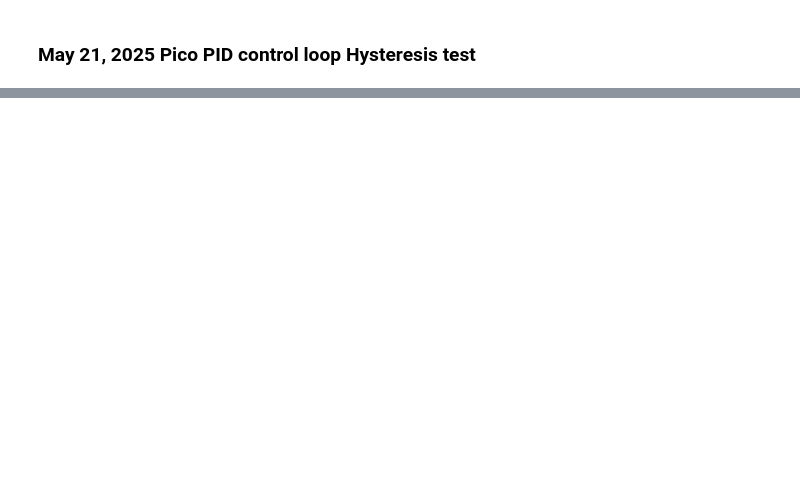
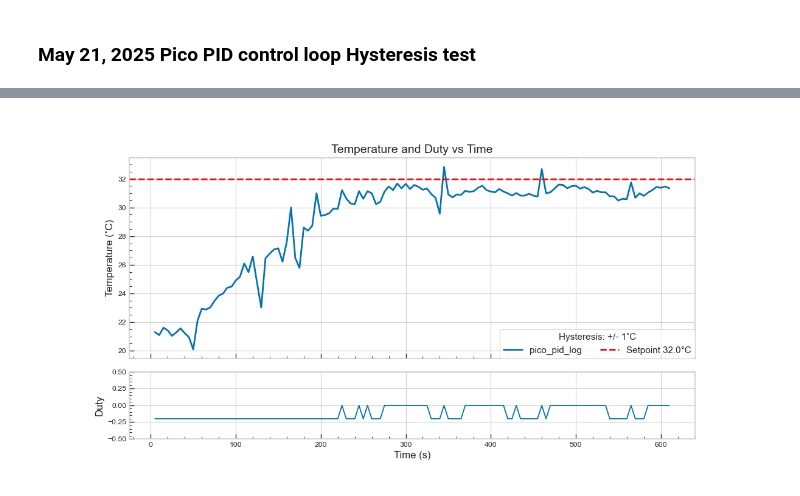
Before and after one commit to EIGSEP/eigsep-sensors, a Jupyter notebook: notebooks/may21_pico_hyst_test.ipynb, the cells around one changed output, grey strips where cells are left out. Cells and saved outputs as stored; diff of their text form; code cells hidden in the pictures; blank space fills up the shorter version.

```diff
--- a/notebooks/may21_pico_hyst_test.ipynb
+++ b/notebooks/may21_pico_hyst_test.ipynb
@@ -108,0 +198,4 @@ plot_data(all_data, title=None)
+# %%
+plot_data_with_duty(all_data)
+# %% [output]
+[figure, added]
```
Also changed, not shown: parts of 4 cells of this notebook, 3 other files.
